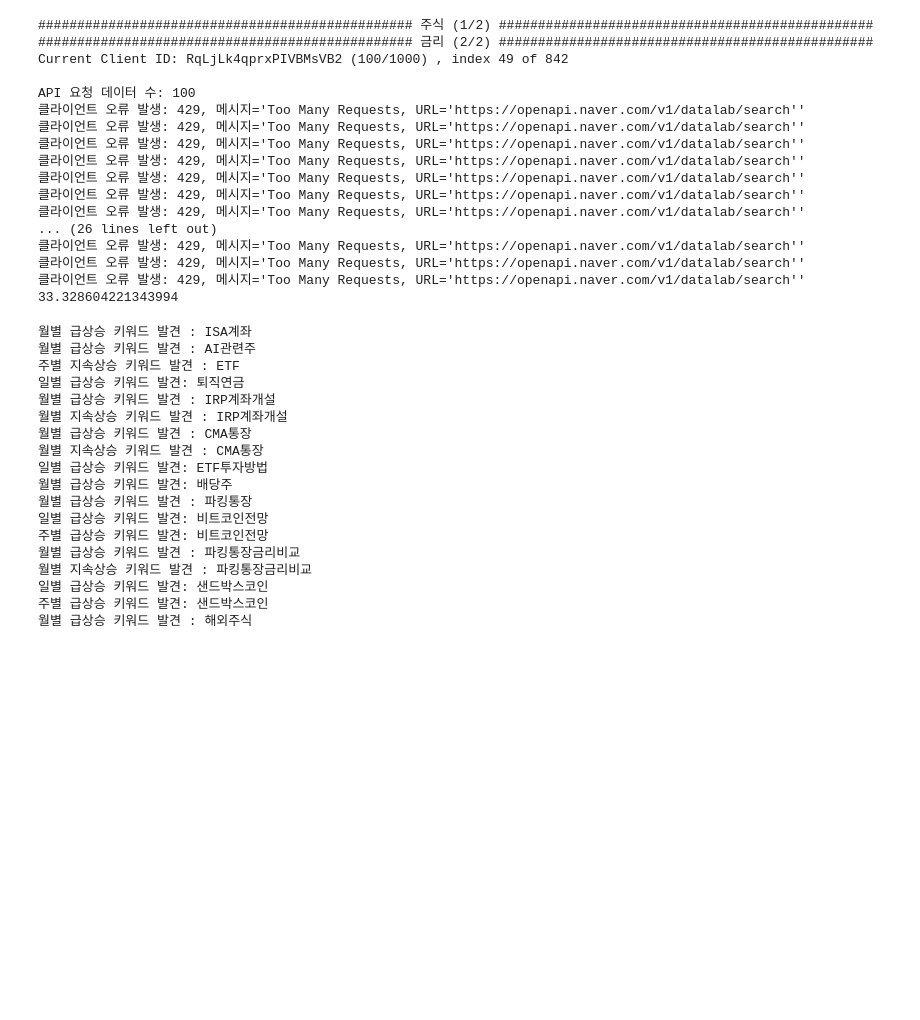
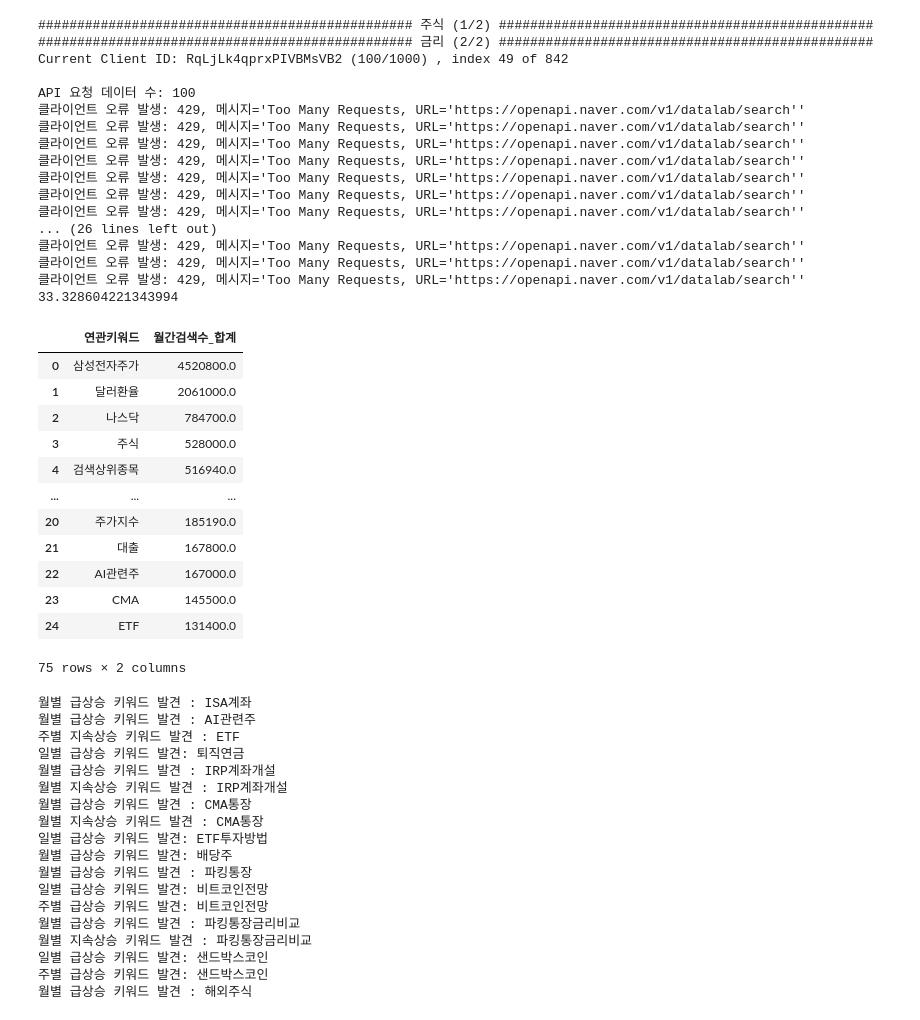
Before and after one commit to rse112/FinTrendX, a Jupyter notebook: main_file.ipynb, the cells around one changed output. Drawn from its saved outputs; the diff is of its cells as text; code cells hidden in the pictures; blank space fills up the shorter version.

Commit message:
collect 변경

```diff
--- a/main_file.ipynb
+++ b/main_file.ipynb
@@ -78,15 +78,16 @@ srch_keyword
 ['keyword_final']
 # %%
 # 검색어 수집 반복문
-import collect_keywords
-import asyncio
-async def main():
+
+import nest_asyncio
+nest_asyncio.apply()
+
+from collect_keywords import collect_keywords
+
     # collect_keywords 함수를 호출하고 결과를 기다립니다.
-    tmp_df = await collect_keywords.collect_keywords(srch_keyword, day)
-    return tmp_df
+collected_keywords_data  = await collect_keywords(srch_keyword, day)
 # 이미 실행 중인 이벤트 루프를 얻습니다.
 
 
-tmp_df = await main()
-print(tmp_df)
+print(collected_keywords_data )
 # %% [output]
@@ -430,3 +415,19 @@ first_column = trend_data[first_column_name]
+# %%
+tmp_df
+# %% [output]
+|  | 연관키워드 | 월간검색수_합계 |
+| 0 | 삼성전자주가 | 4520800.0 |
+| 1 | 달러환율 | 2061000.0 |
+| 2 | 나스닥 | 784700.0 |
+| 3 | 주식 | 528000.0 |
+| 4 | 검색상위종목 | 516940.0 |
+| ... | ... | ... |
+| 20 | 주가지수 | 185190.0 |
+| 21 | 대출 | 167800.0 |
+| 22 | AI관련주 | 167000.0 |
+| 23 | CMA | 145500.0 |
+| 24 | ETF | 131400.0 |
+75 rows × 2 columns
 # %%
 result_dict=analysis_instance.select_keywords(trend_data)
 # %% [output]
```
Also changed, not shown: parts of 3 cells of this notebook, 5 other files.
